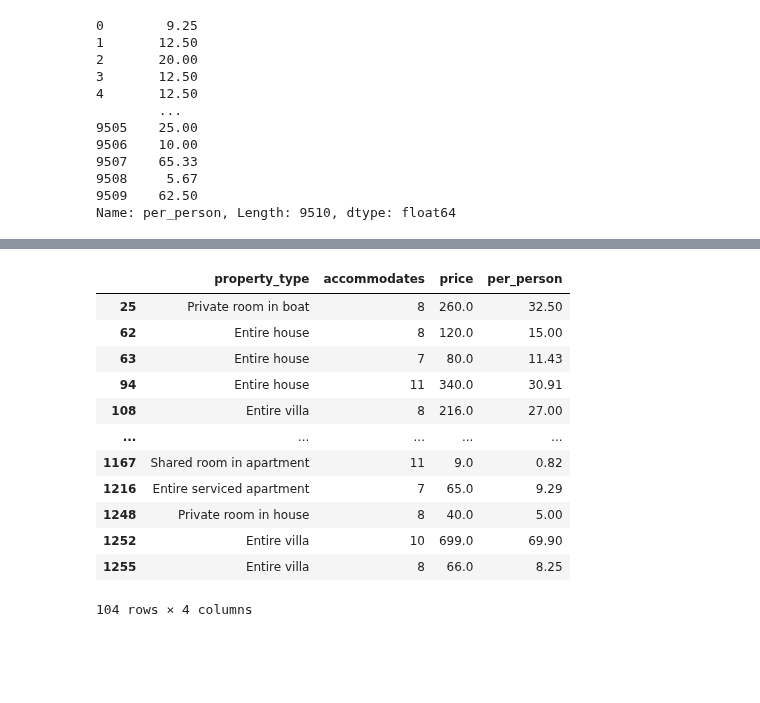
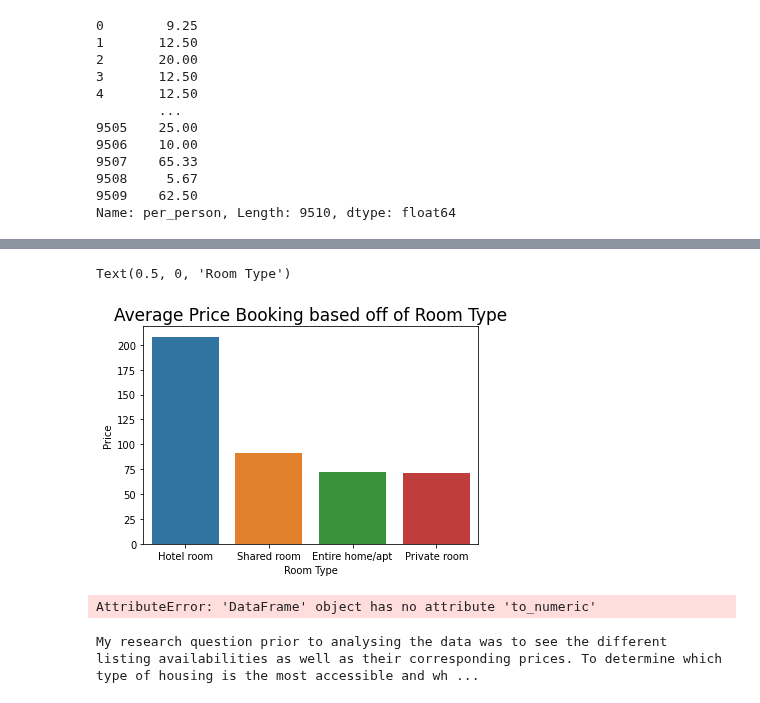
Before and after one commit to data301-2021-summer2/project-group36-project, a Jupyter notebook: analysis/Jaimie Nguyen/Dataset.ipynb, the cells around one changed output, grey strips where cells are left out. Saved outputs shown, nothing was run; the diff lists cells and outputs as text; code cells hidden in the pictures; blank space fills up the shorter version.

```diff
--- a/analysis/Jaimie Nguyen/Dataset.ipynb
+++ b/analysis/Jaimie Nguyen/Dataset.ipynb
@@ -87,0 +29,8 @@ df['price'] = pd.to_numeric(df['price'])
+# %%
+order_df = (df
+             .groupby('room_type')['price']
+             .mean()
+             .sort_values(ascending=False)
+             .to_frame()
+             .reset_index()
+           )
@@ -229,17 +85,0 @@ Text(0.5, 0, 'Number of Guests')
-# %%
-large = df1[df1['accommodates'] >= 7]
-large
-# %% [output]
-|  | property_type | accommodates | price | per_person |
-| 25 | Private room in boat | 8 | 260.0 | 32.50 |
-| 62 | Entire house | 8 | 120.0 | 15.00 |
-| 63 | Entire house | 7 | 80.0 | 11.43 |
-| 94 | Entire house | 11 | 340.0 | 30.91 |
-| 108 | Entire villa | 8 | 216.0 | 27.00 |
-| ... | ... | ... | ... | ... |
-| 1167 | Shared room in apartment | 11 | 9.0 | 0.82 |
-| 1216 | Entire serviced apartment | 7 | 65.0 | 9.29 |
-| 1248 | Private room in house | 8 | 40.0 | 5.00 |
-| 1252 | Entire villa | 10 | 699.0 | 69.90 |
-| 1255 | Entire villa | 8 | 66.0 | 8.25 |
-104 rows × 4 columns
@@ -245,0 +94,55 @@ large
+# %%
+sns.barplot(x='room_type', y="price", data=order_df,)
+plt.ylabel('Price')
+plt.title('Average Price Booking based off of Room Type',fontsize=17)
+plt.xlabel('Room Type')
+## The barplot shows the average prices of each room type. Based on the graph, renter's should avoid any hotel room listing if they are working on a budget.
+# %% [output]
+Text(0.5, 0, 'Room Type')
+[figure, added]
+# %%
+def load_and_process(url_or_path_to_csv_file):
+
+    df = (
+    pd.read_csv("Athenslistings.csv")
+    .drop(columns =['id','listing_url',
+ 'scrape_id','last_scraped','name','description','neighborhood_overview',
+ 'picture_url','host_id','host_url','host_name','host_since','host_location',
+ 'host_about','host_response_time','host_response_rate','host_acceptance_rate',
+ 'host_is_superhost','host_thumbnail_url','host_picture_url','host_neighbourhood',
+ 'host_listings_count','host_total_listings_count','host_verifications',
+ 'host_has_profile_pic','host_identity_verified','neighbourhood_cleansed',
+ 'neighbourhood_group_cleansed','latitude','longitude','bathrooms','bathrooms_text',
+ 'bedrooms','beds','amenities','minimum_nights','maximum_nights','minimum_minimum_nights',
+ 'maximum_minimum_nights','minimum_maximum_nights','maximum_maximum_nights',
+ 'minimum_nights_avg_ntm','maximum_nights_avg_ntm','calendar_updated',
+ 'has_availability','availability_30','availability_60','availability_90',
+ 'availability_365','calendar_last_scraped','number_of_reviews','number_of_reviews_ltm',
+ 'number_of_reviews_l30d','first_review','last_review','review_scores_rating',
+ 'review_scores_accuracy','review_scores_cleanliness','review_scores_checkin',
+ 'review_scores_communication','review_scores_location','review_scores_value',
+ 'license','instant_bookable','calculated_host_listings_count','calculated_host_listings_count_entire_homes',
+ 'calculated_host_listings_count_private_rooms','calculated_host_listings_count_shared_rooms',
+ 'reviews_per_month'])
+        .dropna()
+        .reset_index(drop=True)
+    )
+
+df2 = (
+    df
+    .replace({r'$':''}, regex=True)
+    .replace({r',':''}, regex=True)
+    .to_numeric(df['price'])
+    .assign(per_person = df['price']/df['accommodates'])
+    .to_numeric(df['per_person'])
+    .round({'per_person':2})
+    .reset_index(drop=True)
+     )
+
+return df2
+# %% [output]
+AttributeError: 'DataFrame' object has no attribute 'to_numeric'
+# %%
+print('My research question prior to analysing the data was to see the different listing availabilities as well as their corresponding prices. To determine which type of housing is the most accessible and which ones offer the best prices. Upon cleaning the data, formating the guest occupancy and prices as averages to provide a concise number, I was able to create three different graphs to visualize which listing were the best option for each scenario. The first and third graph led me to the concludsion that since the best type of listing to seek out are the entire home/appartments as they are the most common listings and have the lower average price range. In the case that the renter is searching for a listing that will be able to accommatdate to a party that is either intimate or large graph 2 displays that the entire house/appartment is the best option. In conclusion, the best listing I found based on my data analysis are entire house/appartment.')
+# %% [output]
+My research question prior to analysing the data was to see the different listing availabilities as well as their corresponding prices. To determine which type of housing is the most accessible and wh ...
```
Also changed, not shown: parts of 21 cells of this notebook, 1 other file.
